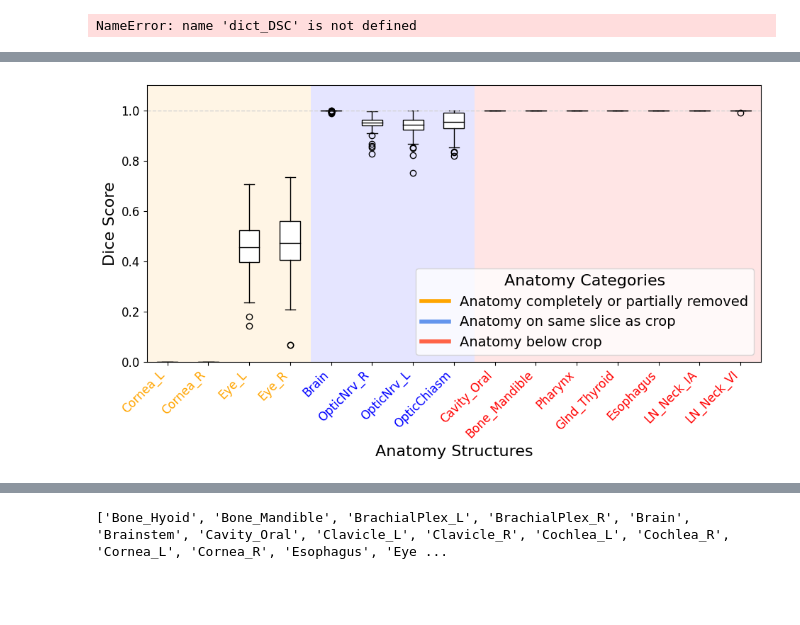
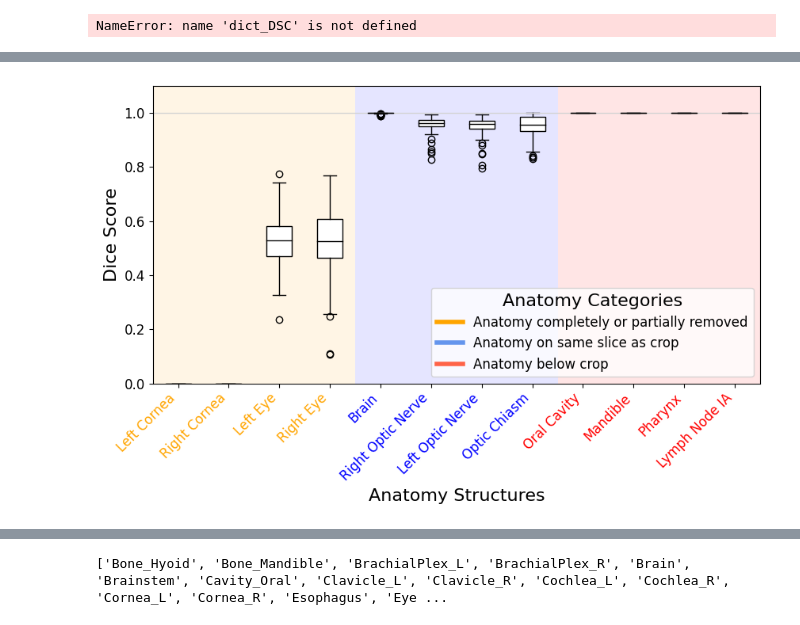
Before and after one commit to kildealab/defaceRT, a Jupyter notebook: Utility_Evaluation.ipynb, the cells around one changed output, grey strips where cells are left out. Cells and saved outputs as stored; diff of their text form; code cells hidden in the pictures; blank space fills up the shorter version.

```diff
--- a/Utility_Evaluation.ipynb
+++ b/Utility_Evaluation.ipynb
@@ -631,13 +740,13 @@ for p in ['973_2','973_3','973_4']:#,'462','833','755']:#,'965']:
 KeyboardInterrupt:
 # %%
 
-for p in ['633','965']:#,'462','833','755']:#,'965']:
+for p in ['462','673','755','833','1511','1987']:
     print(p)
     RS_A = dcm.read_file('/mnt/iDriveShare/Kayla/Defacing/CTs_for_limbus/limbus_1.8.1_'+p+'.dcm')
-    RS_1 = dcm.read_file('/mnt/iDriveShare/Kayla/Defacing/CTs_for_limbus/limbus_1.8.1_973_1.dcm')#dcm.read_file(file_dict['973']['RS_1'])
-    CT = dcm.read_file(file_dict['973']['CT'])
+    RS_1 = dcm.read_file('/mnt/iDriveShare/Kayla/Defacing/CTs_for_limbus/limbus_1.8.1_'+p+'.dcm')#dcm.read_file(file_dict['973']['RS_1'])
+    CT = dcm.read_file(file_dict[p]['CT'])
     ignore_first_slice = False
     if p =='633' or p=='965' or p=='755':
         ignore_first_slice = True
-    dict_DSC_973_1[p] = get_DSC_all(RS_1, RS_A, CT,ignore_first_slice)
+    dict_DSC2[p] = get_DSC_all(RS_1, RS_A, CT,ignore_first_slice)
 # %% [output]
@@ -661,5 +773,7 @@ Dataset.file_meta -------------------------------
 # %%
-dict_DSC2['462']
+for p in patient_list:
+    if p not in dict_DSC2:
+        print(p)
 # %%
 dict_DSC_973_1
 # %% [output]
@@ -737,5 +853,5 @@ with open('dice_scores2.csv', 'w', newline='') as csvfile:
         row = [patient_id] + [scores.get(organ, '') for organ in organs]
         writer.writerow(row)
 # %%
-with open("results/DSC_scores2.json", "w") as outfile:
-    json.dump(dict_DSC, outfile)
+with open("results/DSC_scores3.json", "w") as outfile:
+    json.dump(dict_DSC2, outfile)
@@ -1211,8 +1332,26 @@ plt.show()
+# %%
+selected_organs_dict = { 'Cornea_L': 'Left Cornea',
+                   'Cornea_R': 'Right Cornea',
+                   'Eye_L': 'Left Eye',
+                   'Eye_R': 'Right Eye',
+                   'Brain':'Brain',
+                   'OpticNrv_R': 'Right Optic Nerve',
+                   'OpticNrv_L': 'Left Optic Nerve',
+                   'OpticChiasm': 'Optic Chiasm',
+                   'Cavity_Oral': 'Oral Cavity',
+                   'Bone_Mandible': 'Mandible',
+                   'Pharynx': 'Pharynx',
+                   'LN_Neck_IA':'Lymph Node IA'
+                  }
+                   #'Glnd_Thyroid','Esophagus', 'LN_Neck_IA','LN_Neck_VI']
 # %%
+selected_organs = [ 'Cornea_L', 'Cornea_R', 'Eye_L', 'Eye_R', 'Brain', 'OpticNrv_R', 'OpticNrv_L', 'OpticChiasm', 'Cavity_Oral', 'Bone_Mandible','Pharynx', 'LN_Neck_IA']
+colors = ['orange'] * 4 + ['blue'] * 4 + ['red'] * 4  # Define colors for the groups
 
-colors = ['orange'] * 4 + ['blue'] * 4 + ['red'] * 7  # Define colors for the groups
-
-fig, ax = plt.subplots(figsize=(10, 6))
+filtered_data = {organ: dict_organs[organ] for organ in selected_organs}
+labels = [selected_organs_dict[x] for x in list(filtered_data.keys())]
+data = list(filtered_data.values())
+fig, ax = plt.subplots(figsize=(9, 6))
 
 # Create background shading for each category
 for i in range(len(colors)):
@@ -1228,33 +1367,33 @@ for patch in boxplots['boxes']:
 
 # Set the mean and quartile lines to black
 for partname in ('whiskers', 'caps', 'medians', 'fliers'):
     plt.setp(boxplots[partname], color='black')
 
 # Add some text for labels, title and custom y-axis tick labels, etc.
 ax.set_ylabel('Dice Score',fontsize=16)
 ax.set_xlabel('Anatomy Structures',fontsize=16)
 ax.set_xticks(np.arange(1, len(labels) + 1))
 ax.set_xticklabels(labels, rotation=45, ha='right',fontsize=12)
-ax.axhline(y=1, color='lightgray', linestyle='--', linewidth=1)
+ax.axhline(y=1, color='lightgray', linestyle='-', linewidth=1)
 
 
 
 # Highlight the labels on the x-axis
 for i, label in enumerate(ax.get_xticklabels()):
     label.set_color(colors[i])
 
 # Adjust y-axis to display 1 at the top, 0 at the bottom, and extend beyond 1
 ax.set_ylim(0, 1.1)
 ax.set_yticks(np.arange(0, 1.1, 0.2))
 ax.set_yticklabels([f'{tick:.1f}' for tick in np.arange(0, 1.1, 0.2)],fontsize=12)
 
 # Add legend
 legend_labels = ['Anatomy completely or partially removed', 'Anatomy on same slice as crop', 'Anatomy below crop']
 handles = [plt.Line2D([0], [0], color=c, lw=4) for c in ['orange', 'cornflowerblue', 'tomato']]
-ax.legend(handles, legend_labels, fontsize=14, title='Anatomy Categories', title_fontsize='16')
+ax.legend(handles, legend_labels, fontsize=12, title='Anatomy Categories', title_fontsize='16')
 
 fig.tight_layout()
 
 plt.show()
 # %% [output]
-[figure, old version]
+[figure, new version]
```
Also changed, not shown: parts of 36 cells of this notebook.
